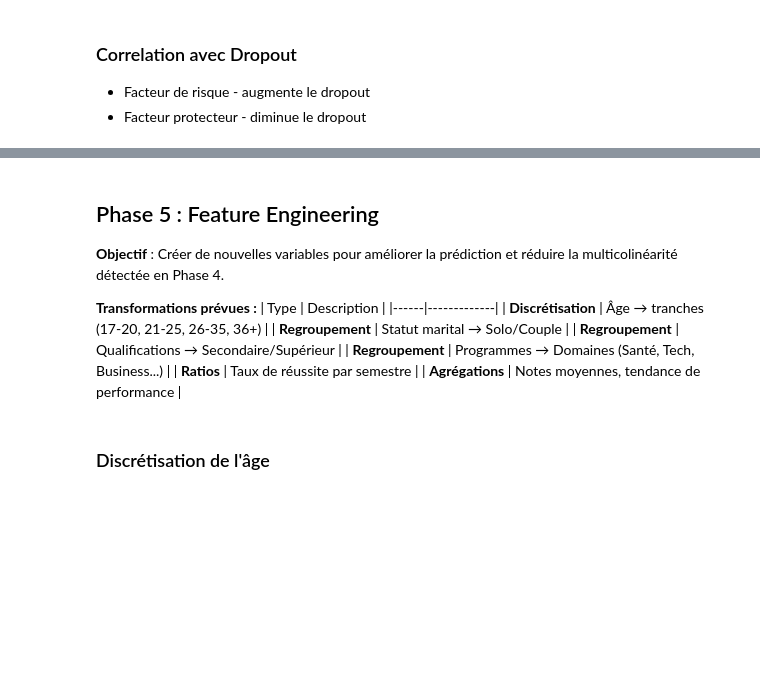
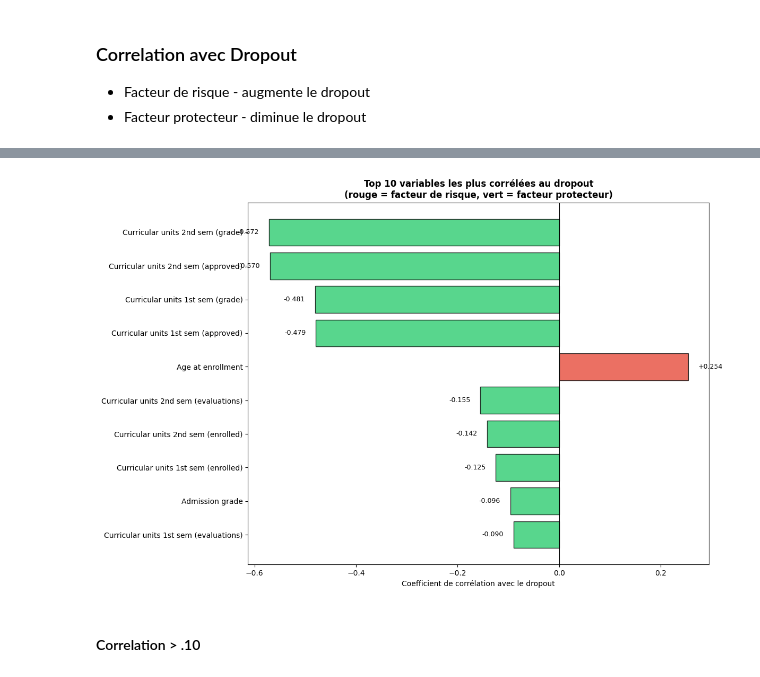
Before and after one commit to matrixise/alyra-ai-ml, a Jupyter notebook: notebooks/eda_minimal.ipynb, the cells around one changed output, grey strips where cells are left out. Cells and saved outputs as stored; diff of their text form; code cells hidden in the pictures; blank space fills up the shorter version.

```diff
--- a/notebooks/eda_minimal.ipynb
+++ b/notebooks/eda_minimal.ipynb
@@ -5,6 +5,7 @@
 - URL: https://archive.ics.uci.edu/dataset/697/predict+students+dropout+and+academic+success
 # %%
 import warnings
+from collections import defaultdict
 
 import matplotlib.pyplot as plt
 import numpy as np
@@ -32,22 +33,21 @@ from sklearn.model_selection import (
 from sklearn.pipeline import Pipeline
 from sklearn.preprocessing import OneHotEncoder, StandardScaler
 from sklearn.svm import SVC
-from tools import count_outliers_iqr, prepare_feature_engineering, print_dataset_summary
+from tools import (
+    BINARY_TARGET_COLORS,
+    BINARY_TARGET_ORDER,
+    TERNARY_TARGET_COLORS,
+    barh_metric,
+    count_outliers_iqr,
+    prepare_feature_engineering,
+    print_dataset_summary,
+)
 from xgboost import XGBClassifier
 
 
 warnings.filterwarnings("ignore")
 sns.set_palette("Set2")
 
-
-# Palette de couleurs pour éviter les warnings
-BINARY_TARGET_COLORS = ["#e74c3c", "#2ecc71"]
-BINARY_TARGET_ORDER = ["Dropout", "Non-Dropout"]
-MAP_BINARY_TARGET_COLORS = dict(zip(BINARY_TARGET_ORDER, BINARY_TARGET_COLORS))
-
-TERNARY_TARGET_COLORS = ["#66c2a5", "#fc8d62", "#8da0cb"]
-
-
 df = pd.read_csv("../data/dataset.csv", delimiter=";")
 # %% [markdown]
 ## Taille du dataset
@@ -961,17 +1122,47 @@ display(dropout_corr_top10[dropout_corr_top10["correlation"].abs() > 0.1])
-# %% [markdown]
-## Phase 5 : Feature Engineering
-
-**Objectif** : Créer de nouvelles variables pour améliorer la prédiction et réduire la multicolinéarité détectée en Phase 4.
-
-**Transformations prévues :**
-| Type | Description |
-|------|-------------|
-| **Discrétisation** | Âge → tranches (17-20, 21-25, 26-35, 36+) |
-| **Regroupement** | Statut marital → Solo/Couple |
-| **Regroupement** | Qualifications → Secondaire/Supérieur |
-| **Regroupement** | Programmes → Domaines (Santé, Tech, Business...) |
-| **Ratios** | Taux de réussite par semestre |
-| **Agrégations** | Notes moyennes, tendance de performance |
+# %%
+# Série à tracer
+corr_values = dropout_corr_top10["correlation"]
+
+# Couleurs selon le signe
+colors = ["#e74c3c" if v > 0 else "#2ecc71" for v in corr_values]
+
+# Visualisation
+fig, ax = plt.subplots(figsize=(12, 8))
+
+bars = ax.barh(
+    corr_values.index,
+    corr_values.values,
+    color=colors,
+    edgecolor="black",
+    alpha=0.8,
+)
+
+ax.invert_yaxis()
+ax.axvline(x=0, color="black", linewidth=0.8)
+
+ax.set_xlabel("Coefficient de corrélation avec le dropout")
+ax.set_title(
+    "Top 10 variables les plus corrélées au dropout\n"
+    "(rouge = facteur de risque, vert = facteur protecteur)",
+    fontsize=12,
+    fontweight="bold",
+)
+
+# Annotations
+for bar, val in zip(bars, corr_values.values):
+    ax.text(
+        val + 0.02 if val > 0 else val - 0.02,
+        bar.get_y() + bar.get_height() / 2,
+        f"{val:+.3f}",
+        va="center",
+        ha="left" if val > 0 else "right",
+        fontsize=9,
+    )
+
+plt.tight_layout()
+plt.show()
+# %% [output]
+[figure, added]
 # %% [markdown]
-### Discrétisation de l'âge
+#### Correlation > .10
 # %%
```
Also changed, not shown: parts of 106 cells of this notebook, 3 other files.
